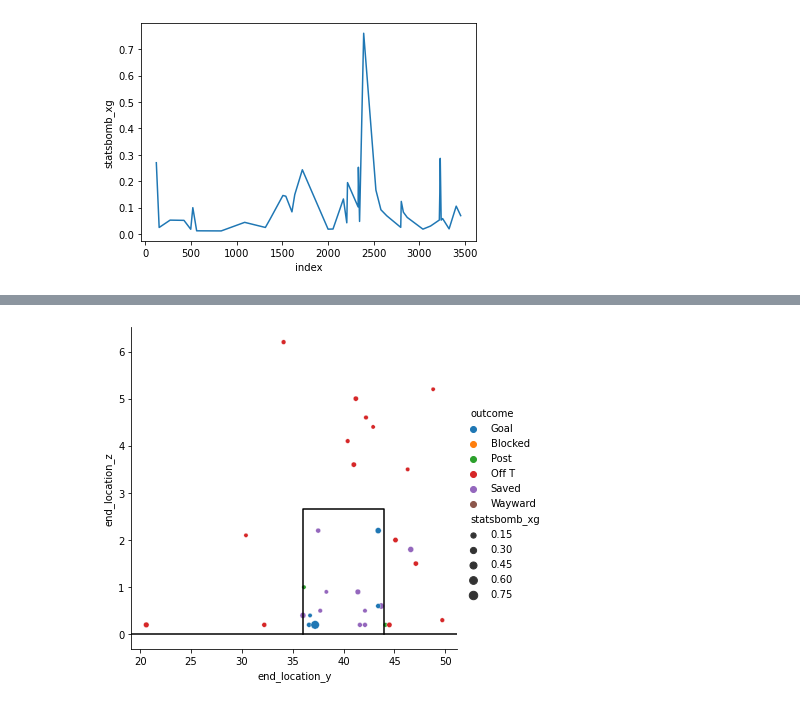
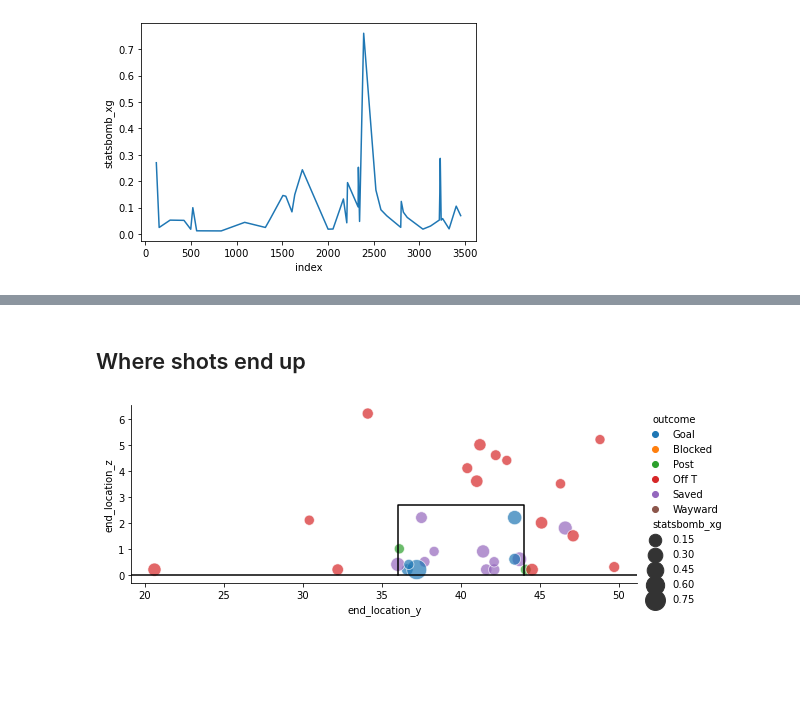
Before and after one commit to deacona/the-ball-is-round, a Jupyter notebook: notebooks/messi_01_finding_leo.ipynb, the cells around one changed output, grey strips where cells are left out. Cells and saved outputs as stored; diff of their text form; code cells hidden in the pictures; blank space fills up the shorter version.

Commit message:
Update messi_01_finding_leo.ipynb
More advanced shot viz

```diff
--- a/notebooks/messi_01_finding_leo.ipynb
+++ b/notebooks/messi_01_finding_leo.ipynb
@@ -228,0 +232,11 @@ plt.show()
+# %%
+# plt.contour(shots.start_location_y, shots.start_location_x, shots.statsbomb_xg) - DOES NOT WORK
+# plt.hist2d(shots.start_location_y, shots.start_location_x, bins=5, cmap="Blues")
+plt.hexbin(shots.start_location_y, shots.start_location_x, gridsize=10, cmap="Blues")
+cb = plt.colorbar()
+cb.set_label("Shot counts in bin")
+
+ax = plt.gca()
+draw_pen_box(ax)
+
+plt.show()
@@ -229,3 +250,5 @@ plt.show()
+# %% [markdown]
+## Where shots end up
 # %%
 def draw_posts(ax):
 
@@ -242,12 +265,11 @@ def draw_posts(ax):
     ax.axhline(y=0,color="black")
 # %%
 sns.relplot(x='end_location_y', y='end_location_z', size='statsbomb_xg', hue="outcome",
-#             sizes=(50, 400), alpha=.5, palette="muted", aspect=1.2,
-#             height=7,
+            sizes=(100, 400), alpha=.7, aspect=2.5, height=3,
                 data=shots)
 
 ax = plt.gca()
 draw_posts(ax)
 plt.show()
 # %% [output]
-[figure, old version]
+[figure, new version]
```
Also changed, not shown: parts of 8 cells of this notebook.
